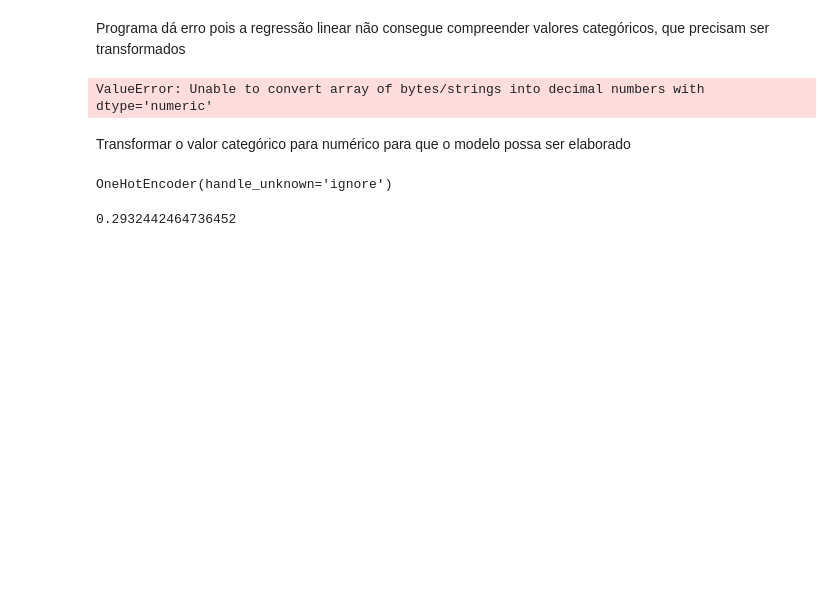
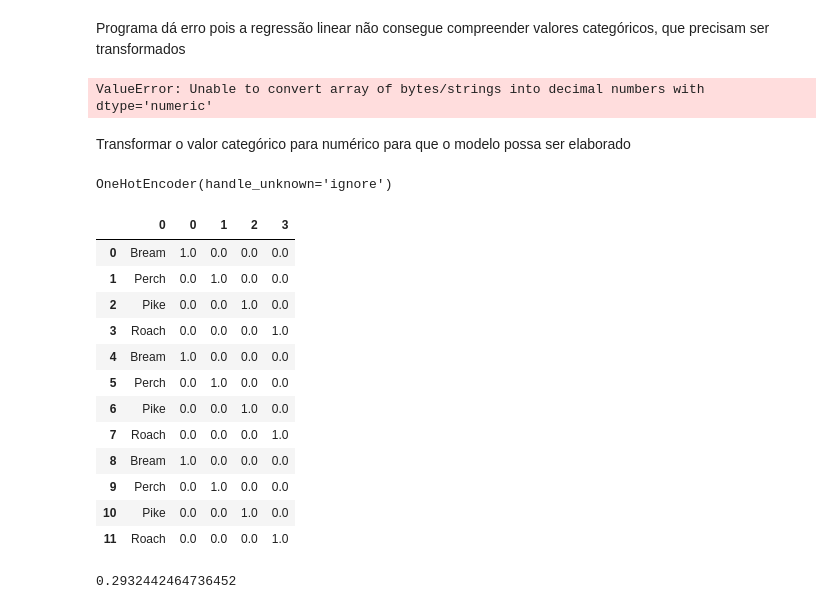
Before and after one commit to bruna-calistrate/Regression-SupervisedModels-Course, a Jupyter notebook: SupervisedModels.ipynb, the cells around one changed output. Drawn from its saved outputs; the diff is of its cells as text; code cells hidden in the pictures; blank space fills up the shorter version.

```diff
--- a/SupervisedModels.ipynb
+++ b/SupervisedModels.ipynb
@@ -187,6 +187,23 @@ enc = OneHotEncoder(handle_unknown='ignore')
 enc.fit(x)
 # %% [output]
 OneHotEncoder(handle_unknown='ignore')
+# %%
+# pd.DataFrame(zip(x, enc.transform(x).toarray()))
+pd.concat([pd.DataFrame(x), pd.DataFrame(enc.transform(x).toarray())], axis=1)
+# %% [output]
+|  | 0 | 0 | 1 | 2 | 3 |
+| 0 | Bream | 1.0 | 0.0 | 0.0 | 0.0 |
+| 1 | Perch | 0.0 | 1.0 | 0.0 | 0.0 |
+| 2 | Pike | 0.0 | 0.0 | 1.0 | 0.0 |
+| 3 | Roach | 0.0 | 0.0 | 0.0 | 1.0 |
+| 4 | Bream | 1.0 | 0.0 | 0.0 | 0.0 |
+| 5 | Perch | 0.0 | 1.0 | 0.0 | 0.0 |
+| 6 | Pike | 0.0 | 0.0 | 1.0 | 0.0 |
+| 7 | Roach | 0.0 | 0.0 | 0.0 | 1.0 |
+| 8 | Bream | 1.0 | 0.0 | 0.0 | 0.0 |
+| 9 | Perch | 0.0 | 1.0 | 0.0 | 0.0 |
+| 10 | Pike | 0.0 | 0.0 | 1.0 | 0.0 |
+| 11 | Roach | 0.0 | 0.0 | 0.0 | 1.0 |
 # %%
 x_transformed = enc.transform(x)
 reg = LinearRegression().fit(x_transformed, y)
```
Also changed, not shown: parts of 21 cells of this notebook, 1 other file.
